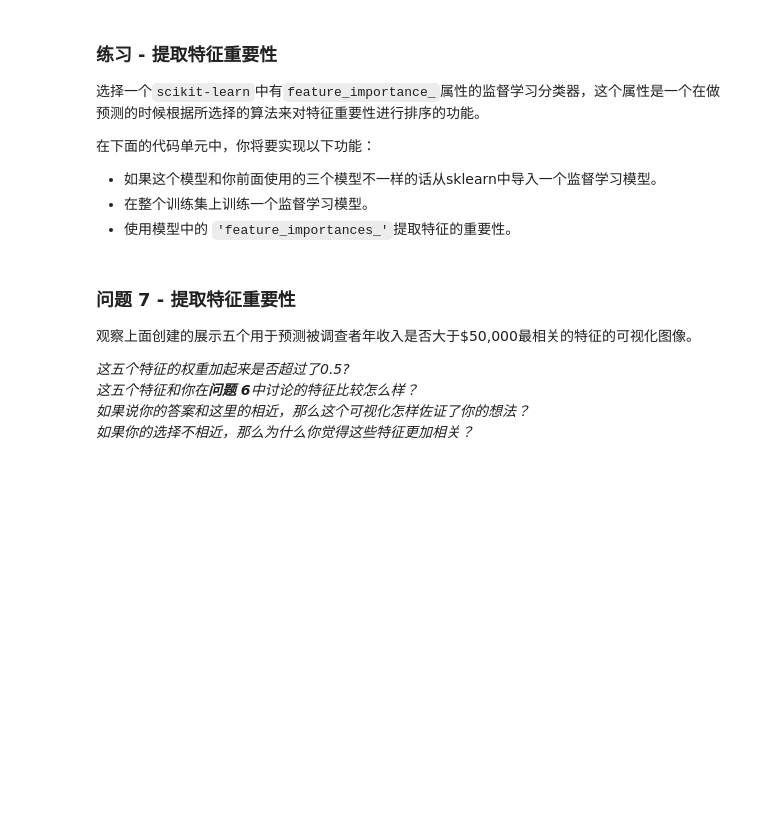
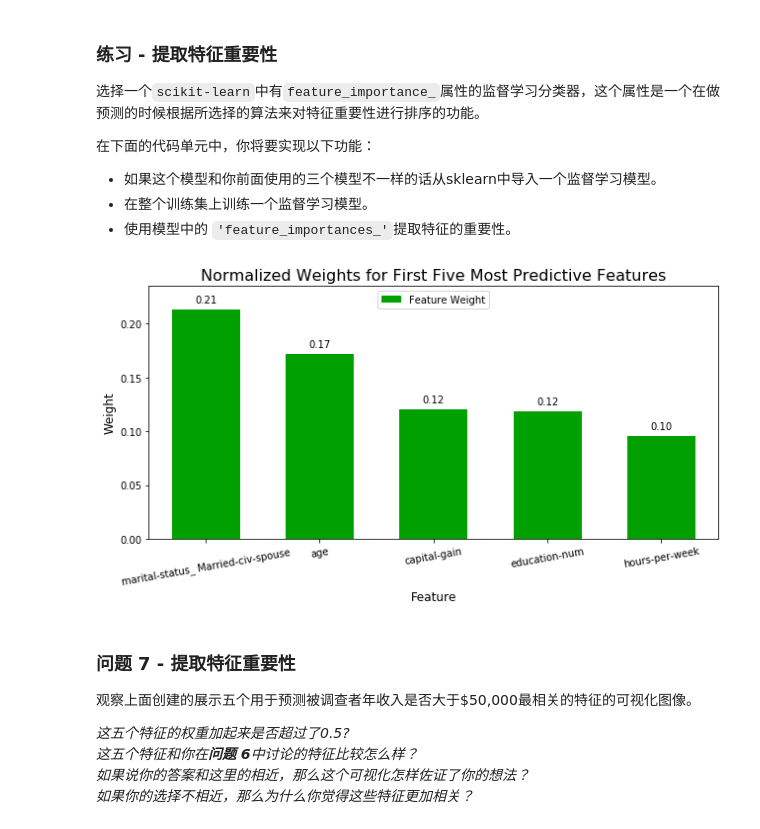
Before and after one commit to jingyuan2017/ud120-projects, a Jupyter notebook: project/3_finding_donors-master/finding_donors.ipynb, the cells around one changed output. Cells and saved outputs as stored; diff of their text form; code cells hidden in the pictures; blank space fills up the shorter version.

```diff
--- a/project/3_finding_donors-master/finding_donors.ipynb
+++ b/project/3_finding_donors-master/finding_donors.ipynb
@@ -151,7 +151,14 @@ display(features_raw.head(n = 1))
 features = pd.get_dummies(features_raw)
 
 # TODO：将'income_raw'编码成数字值
-income = pd.get_dummies(income_raw)
+income = []
+
+for index,item in enumerate(income_raw):
+    i+=1;
+    if(item =="<=50K"):
+        income.append(0)
+    elif(item ==">50K"):
+        income.append(1)
 
 # 打印经过独热编码之后的特征数量
 encoded = list(features.columns)
@@ -564,23 +587,28 @@ SVC trained on 2894 samples.
 **注意：** 取决于你选择的参数列表，下面实现的代码可能需要花一些时间运行！
 # %%
 # TODO：导入'GridSearchCV', 'make_scorer'和其他一些需要的库
+from sklearn.model_selection import GridSearchCV
+from sklearn.metrics import fbeta_score,make_scorer
 
 # TODO：初始化分类器
-clf = None
+clf = linear_model.LogisticRegression()
 
 # TODO：创建你希望调节的参数列表
-parameters = None
+parameters = {'C':[1, 3, 5, 10, 15] , 'solver' : ['lbfgs' , 'liblinear'] , 'random_state' : [5]}
 
 # TODO：创建一个fbeta_score打分对象
-scorer = None
+scorer = make_scorer(fbeta_score, beta=0.5)
 
 # TODO：在分类器上使用网格搜索，使用'scorer'作为评价函数
-grid_obj = None
+grid_obj = GridSearchCV(clf, parameters)
 
 # TODO：用训练数据拟合网格搜索对象并找到最佳参数
+grid_obj.fit(X_train , y_train)
 
 # 得到estimator
 best_clf = grid_obj.best_estimator_
+
+print best_clf;
 
 # 使用没有调优的模型做预测
 predictions = (clf.fit(X_train, y_train)).predict(X_val)
@@ -638,14 +709,19 @@ _在这十三个记录中，你认为哪五个特征对于预测是最重要的
 # %%
 # TODO：导入一个有'feature_importances_'的监督学习模型
 
 # TODO：在训练集上训练一个监督学习模型
-model = None
+
+clf = tree.DecisionTreeClassifier()
+
+model = clf.fit(X_train , y_train)
 
 # TODO： 提取特征重要性
-importances = None
+importances = clf.feature_importances_
 
 # 绘图
 vs.feature_plot(importances, X_train, y_train)
+# %% [output]
+[figure, added]
 # %% [markdown]
 ### 问题 7 - 提取特征重要性
 观察上面创建的展示五个用于预测被调查者年收入是否大于\$50,000最相关的特征的可视化图像。
```
Also changed, not shown: parts of 19 cells of this notebook.
